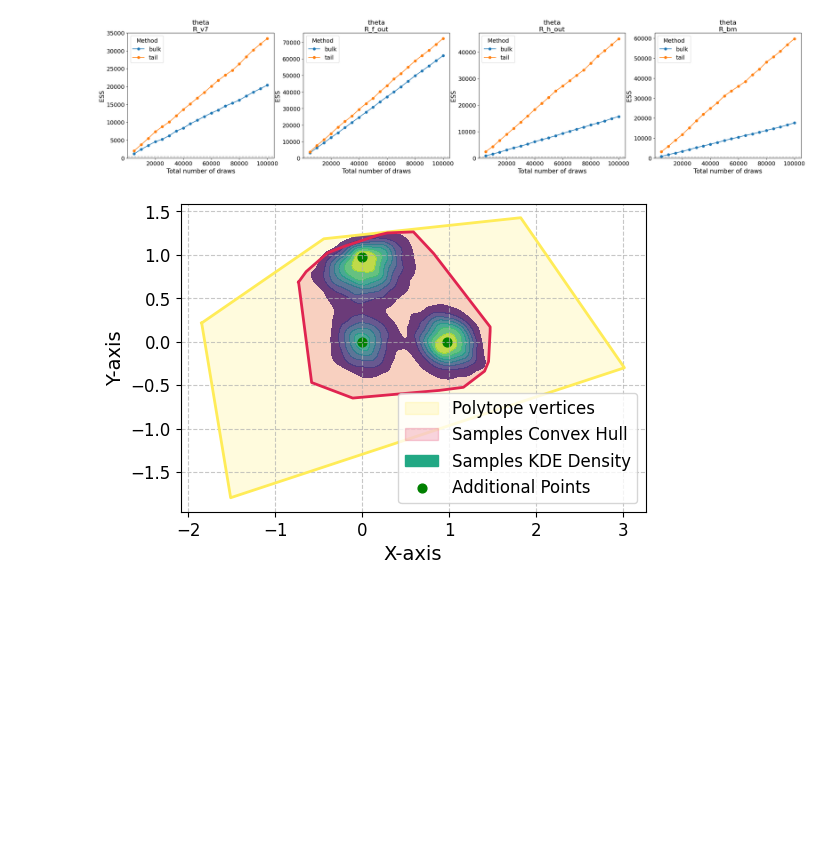
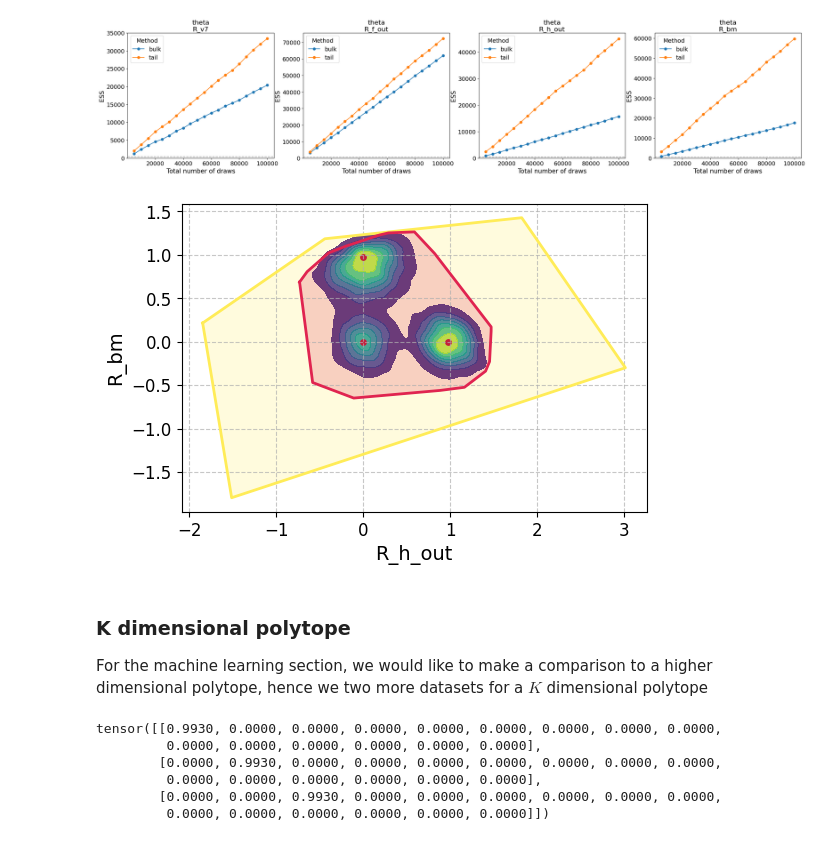
Before and after one commit to Patrickens/sbmfi, a Jupyter notebook: arxiv_polytope/target_distribution.ipynb, the cells around one changed output. Cells and saved outputs as stored; diff of their text form; code cells hidden in the pictures; blank space fills up the shorter version.

Commit message:
added some documentation stuff and refactored coordinater; now will try to make model building a little less confusing.

```diff
--- a/arxiv_polytope/target_distribution.ipynb
+++ b/arxiv_polytope/target_distribution.ipynb
@@ -63,6 +55,14 @@ bm: 0.3 H/. + 0.6 B/. + 0.5 E/. + 0.1 C/. -->  (0.05, 1.5)
 EX_cof: cof -->  (0.0, 1000.0)
 # %% [markdown]
 Below, all equality constraints. The right-most column is the $\vec{h}$ vector.
+# %%
+fcm = FluxCoordinateMapper(model, kernel_id='rref')
+psm = fcm.sampler
+
+v_representation = V_representation(get_rounded_polytope(psm))
+convhull = ConvexHull(v_representation.values)
+
+pickle.dump((fcm, v_representation, convhull.volume), open('spiro_flux_coordinate_mapper.p', 'wb'))
 # %%
 pd.concat([polytope.S, polytope.h.to_frame()], axis=1)
 # %% [output]
@@ -223,6 +219,3 @@ Z \approx \text{Vol}(P) \times \frac{1}{N} \sum_{i=1}^{N} f(x_i)
 $$
 
 Where the samples f(x)
-# %%
-v_representation = V_representation(psm._F_round)
-convhull = ConvexHull(v_representation.values)
@@ -371,28 +370,32 @@ mog_theta_df = pd.DataFrame(
     az.extract(mog_data, combined=True, var_names='theta', keep_dataset=False, rng=2).values, index=mog_data.posterior.theta_id.values
 ).T
 # %%
+plt.ioff()
+
 fig, ax = plot_dataframes(
     vertices=v_representation,
     samples=mog_theta_df[:5000],
     points=means_df,
     x_col='R_h_out',
     y_col='R_bm',
-    x_label='X-axis',
-    y_label='Y-axis',
+    x_label='R_h_out',
+    y_label='R_bm',
     label1='Polytope',
     label2='Samples Convex Hull',
     label3='Samples KDE Density',
     label4='Additional Points',
     bw_method=None,
     bw_adjust=0.6,
     levels=8,
     font_dict=None,
     vertices_fill_color='#ffec58',
     samples_fill_color='#e02450',
     figsize=(6, 4),
-    show_legend=True,
-    legend_loc='best'
+    show_legend=False,
+    legend_loc='best',
+    s_points=15,
+    points_color='#C41E3A',
 )
 plt.show()
 # %% [output]
-[figure, old version]
+[figure, new version]
@@ -398,0 +408,4 @@ plt.show()
+# %% [markdown]
+### K dimensional polytope
+
+For the machine learning section, we would like to make a comparison to a higher dimensional polytope, hence we two more datasets for a $K$ dimensional polytope
@@ -398,0 +433,27 @@ plt.show()
+# %%
+n = 3
+gen = torch.Generator().manual_seed(3)
+
+if n > K:
+    raise ValueError('Come on now.')
+
+means = torch.eye(psm.dimensionality) * 0.9 ** (1/K)
+means = torch.cat([means, -means])
+
+means = means[[0,1,2]]
+
+weights = torch.randint(low=1, high=5, size=torch.Size((n, )), dtype=torch.double, generator=gen)
+weights /= weights.sum()
+
+covs = torch.eye(means.shape[-1])
+covs = torch.stack([covs] * means.shape[0]) * weights[:, None, None] / 8  # means that the distributions with less weight are more concentrated, good for plotting
+
+target = MixtureOfGaussians(means=means, covariances=covs, weights=weights)
+target.means
+# %% [output]
+tensor([[0.9930, 0.0000, 0.0000, 0.0000, 0.0000, 0.0000, 0.0000, 0.0000, 0.0000,
+         0.0000, 0.0000, 0.0000, 0.0000, 0.0000, 0.0000],
+        [0.0000, 0.9930, 0.0000, 0.0000, 0.0000, 0.0000, 0.0000, 0.0000, 0.0000,
+         0.0000, 0.0000, 0.0000, 0.0000, 0.0000, 0.0000],
+        [0.0000, 0.0000, 0.9930, 0.0000, 0.0000, 0.0000, 0.0000, 0.0000, 0.0000,
+         0.0000, 0.0000, 0.0000, 0.0000, 0.0000, 0.0000]])
```
Also changed, not shown: parts of 16 cells of this notebook, 23 other files.
